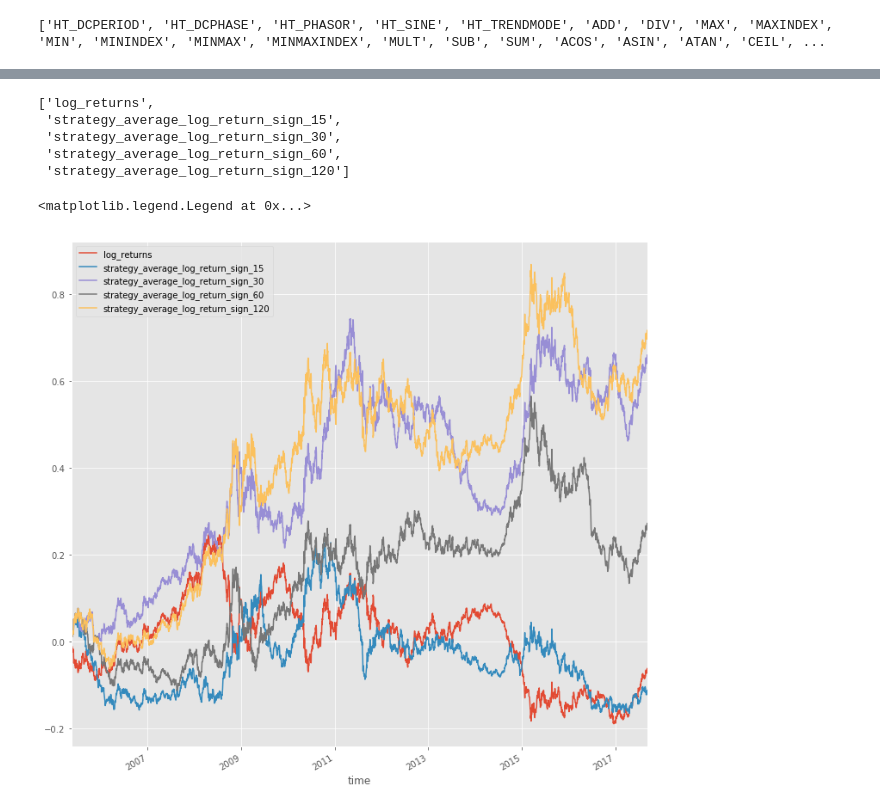
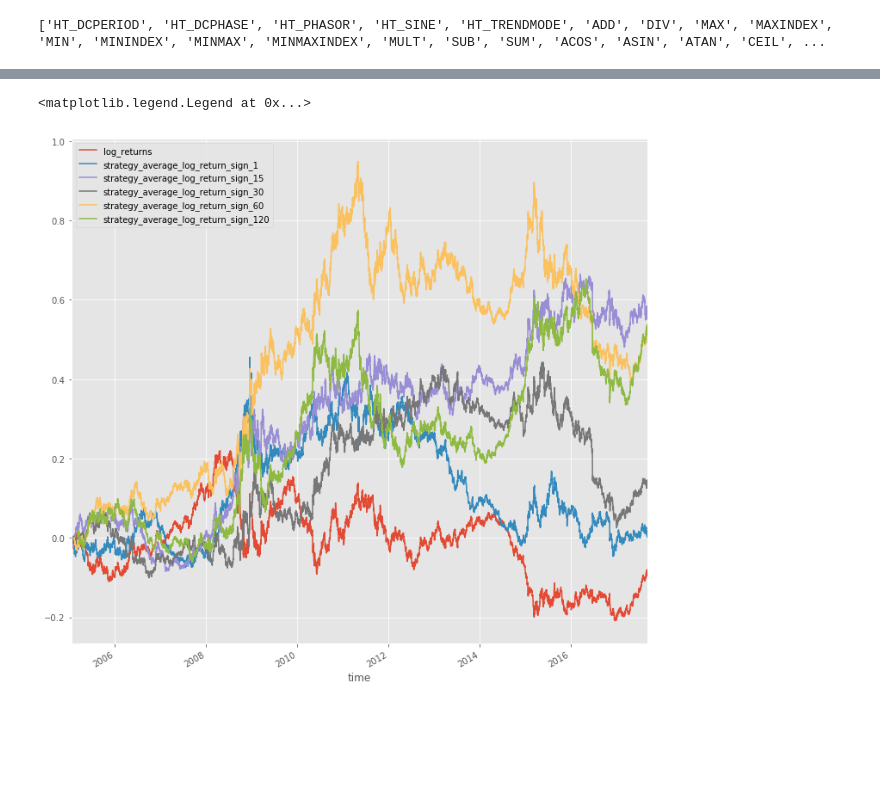
Before and after one commit to zbanga/forex, a Jupyter notebook: forexeda.ipynb, the cells around one changed output, grey strips where cells are left out. Saved outputs shown, nothing was run; the diff lists cells and outputs as text; code cells hidden in the pictures; blank space fills up the shorter version.

```diff
--- a/forexeda.ipynb
+++ b/forexeda.ipynb
@@ -290,5 +285,6 @@ df[datetime(2015,1,1):].plot(y=['close', 'BBANDS_1', 'BBANDS_2', 'BBANDS_3'], fi
 # %%
-for col in df.columns:
-    if df[col].isnull().all():
-        print(col)
-        df.drop(col, axis=1, inplace=True)
+# for col in df.columns:
+#     if df[col].isnull().all():
+#         print(col)
+#         df.drop(col, axis=1, inplace=True)
+# df.drop(['ASIN', 'ACOS'],axis=1, inplace=True)
@@ -340,3 +294,0 @@ df['low'][1] - df['close'][0]
-# %%
-drop_columns = ['volume', 'close', 'high', 'low', 'open', 'complete', 'log_returns_1', 'ari_returns_1', 'log_returns_3', 'ari_returns_3', 'target_label_direction_3']
-df.drop(drop_columns, axis=1, inplace=True)
@@ -509,8 +508,8 @@ plt.legend(loc='best')
 # %%
 cols = []
-for momentum in [15, 30, 60, 120]:
+for momentum in [1, 15, 30, 60, 120]:
     col = 'average_log_return_sign_{}'.format(momentum)
-    df[col] = np.sign(df['log_returns'].rolling(momentum).mean()).shift(1) #the sign of the average returns of the last x candles
+    df[col] = np.sign(df['log_returns'].rolling(momentum).mean()) #the sign of the average returns of the last x candles
     cols.append(col)
 # %%
 df.head(20)
@@ -537,21 +536,13 @@ df.head(20)
 strats = ['log_returns']
 for col in cols:
     strat = 'strategy_{}'.format(col)
-    df[strat] = df[col] * df['log_returns'] #shift last sign one and multiply by return
+    df[strat] = df[col].shift(1) * df['log_returns'] #shift last sign one and multiply by return
     strats.append(strat)
-# %%
-strats
-# %% [output]
-['log_returns',
- 'strategy_average_log_return_sign_15',
- 'strategy_average_log_return_sign_30',
- 'strategy_average_log_return_sign_60',
- 'strategy_average_log_return_sign_120']
 # %%
 fig, axes = plt.subplots()
-cum_returns = df[strats].dropna().cumsum().apply(np.exp)-1 #you can add log returns and then transpose back with np.exp
+cum_returns = df[strats].cumsum().apply(np.exp)-1 #you can add log returns and then transpose back with np.exp
 cum_returns.plot(ax=axes)
 plt.legend(loc='best')
 # %% [output]
 <matplotlib.legend.Legend at 0x...>
-[figure, old version]
+[figure, new version]
```
Also changed, not shown: parts of 71 cells of this notebook, 1 other file.
